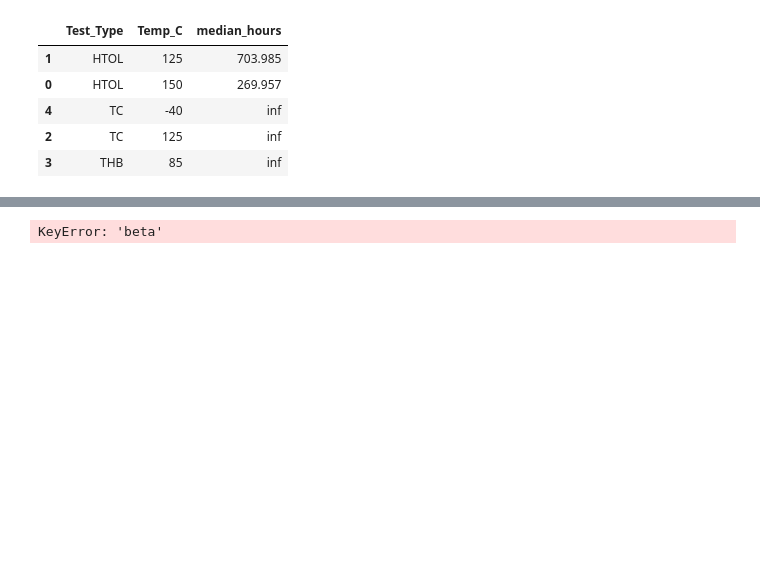
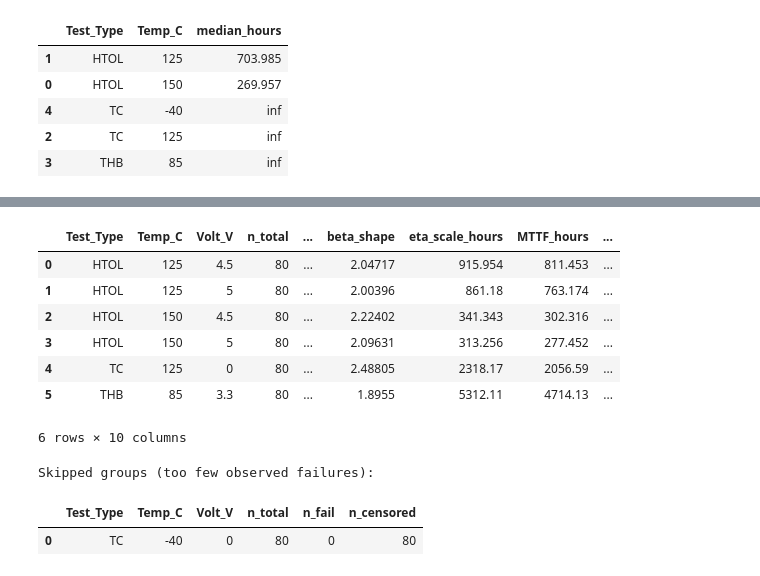
Before and after one commit to saifar-tug/semiconductor-reliability-lifetime-analysis, a Jupyter notebook: notebooks/reliability_analysis.ipynb, the cells around one changed output, grey strips where cells are left out. Cells and saved outputs as stored; diff of their text form; code cells hidden in the pictures; blank space fills up the shorter version.

```diff
--- a/notebooks/reliability_analysis.ipynb
+++ b/notebooks/reliability_analysis.ipynb
@@ -125,37 +154,73 @@ med_df
 # %%
+# CELL C+++ (final): Grouped Weibull fits for your version of reliability
 import numpy as np
 import pandas as pd
+import matplotlib.pyplot as plt
+from scipy.special import gamma
 from reliability.Fitters import Fit_Weibull_2P
 
-results = []
-groups = data_reliability.groupby(["Test_Type", "Stress_Temperature_C", "Stress_Voltage_V"])
-for (tt, T, V), sub in groups:
+df = data_reliability.copy()
+MIN_FAILS = 5
+
+rows, skipped = [], []
+
+for (tt, T, V), sub in df.groupby(["Test_Type", "Stress_Temperature_C", "Stress_Voltage_V"]):
     failures = sub.loc[sub["Censored"] == 0, "Failure_Time_Hours"].values
     censored = sub.loc[sub["Censored"] == 1, "Failure_Time_Hours"].values
 
-    if len(failures) < 3:
-        continue  # skip tiny groups
+    if len(failures) < MIN_FAILS:
+        skipped.append({
+            "Test_Type": tt, "Temp_C": T, "Volt_V": V,
+            "n_total": len(sub), "n_fail": len(failures), "n_censored": len(censored)
+        })
+        continue
 
     fit = Fit_Weibull_2P(
         failures=failures,
-        right_censored=censored if len(censored) > 0 else None,
+        right_censored=censored if len(censored) else None,
         show_probability_plot=False,
         print_results=False
     )
-    results.append({
-        "Test_Type": tt,
-        "Temp_C": T,
-        "Volt_V": V,
-        "n": len(sub),
-        "failures": int(len(failures)),
-        "censored": int(len(censored)),
-        "beta_shape": float(fit.results["beta"]),
-        "eta_scale": float(fit.results["eta"]),
-        "MTTF": float(fit.results["MTTF"]),
+
+    # Extract Alpha (eta) and Beta from fit.results DataFrame
+    res_df_fit = fit.results
+    eta = float(res_df_fit.loc[res_df_fit["Parameter"].str.lower() == "alpha", "Point Estimate"].iloc[0])
+    beta = float(res_df_fit.loc[res_df_fit["Parameter"].str.lower() == "beta", "Point Estimate"].iloc[0])
+
+    # Compute MTTF = eta * Gamma(1 + 1/beta)
+    mttf = eta * gamma(1.0 + 1.0/beta)
+
+    if beta < 0.9:      hazard_note = "Decreasing hazard (infant mortality)"
+    elif beta <= 1.1:   hazard_note = "~Constant hazard (random failures)"
+    else:               hazard_note = "Increasing hazard (wear-out)"
+
+    rows.append({
+        "Test_Type": tt, "Temp_C": T, "Volt_V": V,
+        "n_total": int(len(sub)),
+        "n_fail": int(len(failures)),
+        "n_censored": int(len(censored)),
+        "beta_shape": beta,
+        "eta_scale_hours": eta,
+        "MTTF_hours": mttf,
+        "hazard_interpretation": hazard_note
     })
 
-res_df = pd.DataFrame(results).sort_values(["Test_Type","Temp_C","Volt_V"])
+res_df = pd.DataFrame(rows).sort_values(["Test_Type","Temp_C","Volt_V"]).reset_index(drop=True)
 display(res_df)
 res_df.to_csv("../results/weibull_group_fits.csv", index=False)
+
+if skipped:
+    print("\nSkipped groups (too few observed failures):")
+    display(pd.DataFrame(skipped).sort_values(["Test_Type","Temp_C","Volt_V"]).reset_index(drop=True))
 # %% [output]
+|  | Test_Type | Temp_C | Volt_V | n_total | ... | beta_shape | eta_scale_hours | MTTF_hours | ... |
+| 0 | HTOL | 125 | 4.5 | 80 | ... | 2.04717 | 915.954 | 811.453 | ... |
+| 1 | HTOL | 125 | 5 | 80 | ... | 2.00396 | 861.18 | 763.174 | ... |
+| 2 | HTOL | 150 | 4.5 | 80 | ... | 2.22402 | 341.343 | 302.316 | ... |
+| 3 | HTOL | 150 | 5 | 80 | ... | 2.09631 | 313.256 | 277.452 | ... |
+| 4 | TC | 125 | 0 | 80 | ... | 2.48805 | 2318.17 | 2056.59 | ... |
+| 5 | THB | 85 | 3.3 | 80 | ... | 1.8955 | 5312.11 | 4714.13 | ... |
-KeyError: 'beta'
+6 rows × 10 columns
+Skipped groups (too few observed failures):
+|  | Test_Type | Temp_C | Volt_V | n_total | n_fail | n_censored |
+| 0 | TC | -40 | 0 | 80 | 0 | 80 |
```
Also changed, not shown: parts of 7 cells of this notebook, 4 other files.
